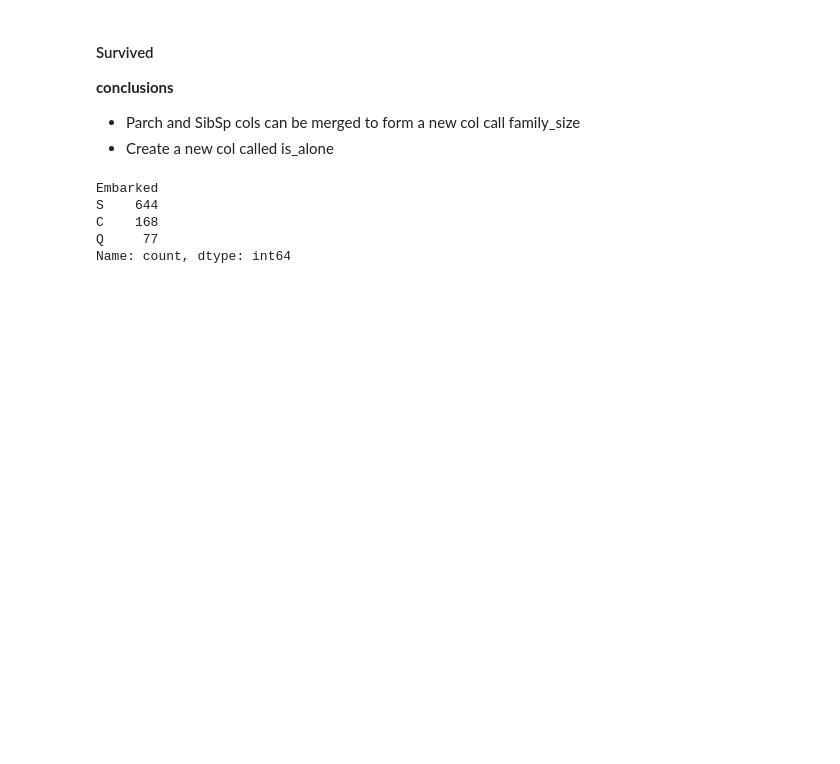
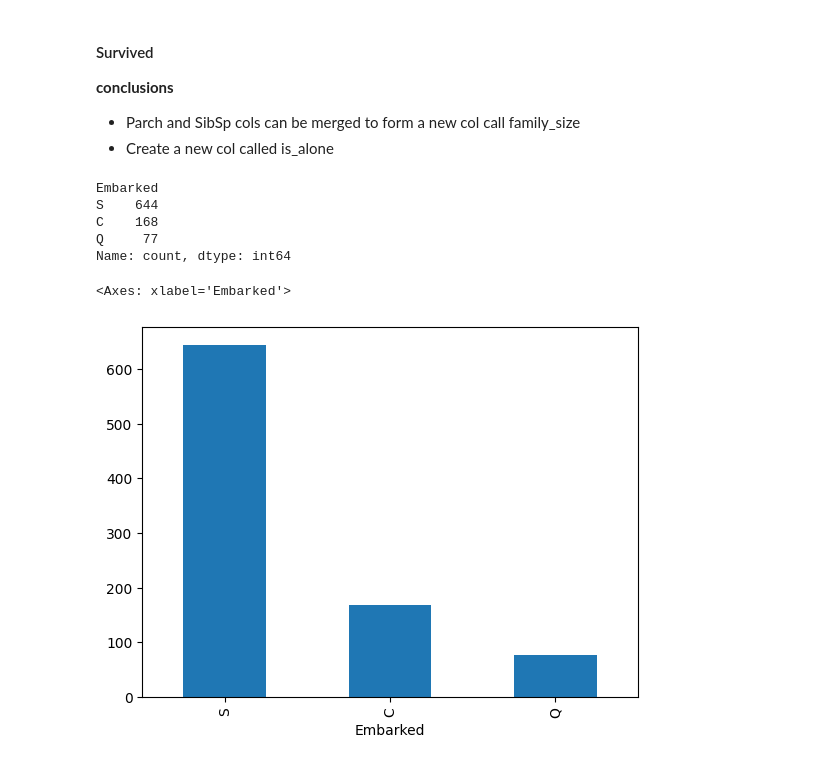
Before and after one commit to Prateek07-Kumar/100-DAYS-OF-PYTHON-PROGRAMMING, a Jupyter notebook: EDA/eda.ipynb, the cells around one changed output. Cells and saved outputs as stored; diff of their text form; code cells hidden in the pictures; blank space fills up the shorter version.

Commit message:
data_cleaning_and_visualize

```diff
--- a/EDA/eda.ipynb
+++ b/EDA/eda.ipynb
@@ -208,3 +208,8 @@ S    644
 C    168
 Q     77
 Name: count, dtype: int64
+# %%
+df['Embarked'].value_counts().plot(kind='bar')
+# %% [output]
+<Axes: xlabel='Embarked'>
+[figure, added]
```
